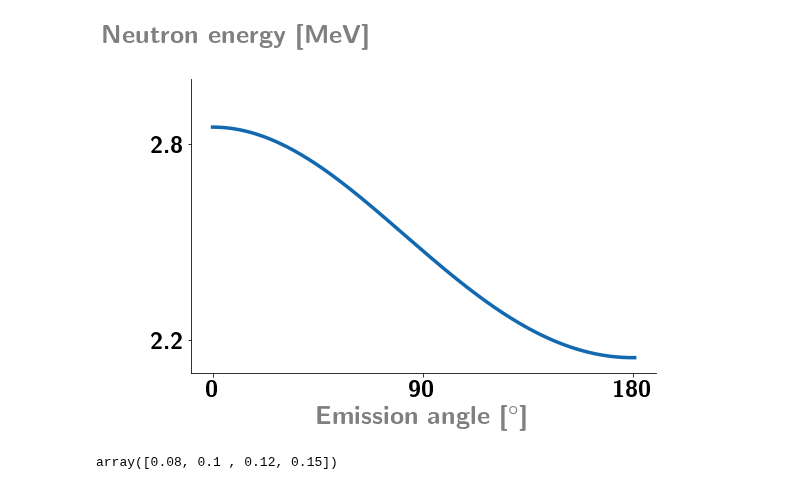
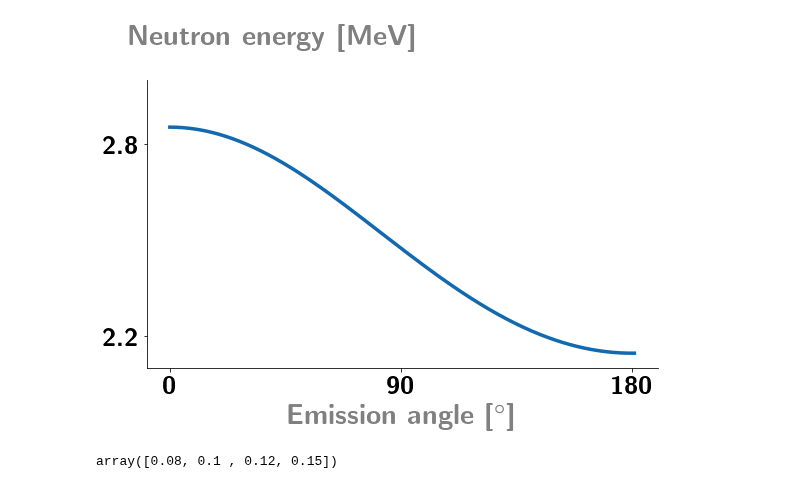
Before and after one commit to kromerh/phd_python, a Jupyter notebook: 19.Defense_plots/neutron_energy_vs_angle.ipynb, the cells around one changed output. Drawn from its saved outputs; the diff is of its cells as text; code cells hidden in the pictures.

Commit message:
plots

```diff
--- a/19.Defense_plots/neutron_energy_vs_angle.ipynb
+++ b/19.Defense_plots/neutron_energy_vs_angle.ipynb
@@ -123,7 +123,7 @@ data['angle'] = (xRad/np.pi) * 180
 # PLOT
 fig, ax1 = plt.subplots(figsize=(8, 6))
 
-fs = 26
+fs = 28
 markersize = 8
 colors = ['darkgreen', 'darkorange', 'darkblue', 'darkred']
 linestyles = ['-', '--', "dotted", (0, (3, 5, 1, 5))]
@@ -133,35 +133,35 @@ color = '#1269b0'
 label = int(energy*1000)
 ax1.plot(data['angle'].values, data[str(energy)].values, linestyle='-', label=label, color=color, linewidth=3.5)
 
 ax1.set_xlabel(r"\textbf{Emission angle [$^{\circ}$]}", color='gray', fontsize=fs)
 
 ax1.tick_params('x', colors='black', labelsize=fs-2)
 ax1.tick_params(axis='y', labelsize=fs-2)
 ax1.set_ylim(2.1,3.0)
 # ax1.set_yticks(np.arange(2.0,3.1,0.2))
 ax1.set_yticks([2.2, 2.8])
 # ax1.set_xlim()
 ax1.set_xticks([0, 90, 180])
 # minor ticks x
 # minor_locator = AutoMinorLocator(2)
 # ax1.xaxis.set_minor_locator(minor_locator)
 # # minor ticks y
 # minor_locator = AutoMinorLocator(2)
 # ax1.yaxis.set_minor_locator(minor_locator)
 # leg1 = plt.legend(loc='upper right', fontsize=fs-6)
 # leg1.set_title(r"\textbf{Deuteron energy [keV]}", prop = {'size': fs-4})
 # ax1.grid(b=True, which='major', linestyle='-')
 # ax1.grid(b=True, which='minor', linestyle='--')
 ax1.set_ylabel(r"\textbf{Neutron energy [MeV]}", color='gray', rotation=0, fontsize=fs)
-ax1.yaxis.set_label_coords(0.1,1.1)
+ax1.yaxis.set_label_coords(0.25,1.1)
 ax1.spines['top'].set_visible(False)
 ax1.spines['right'].set_visible(False)
 plt.tight_layout()
 plt.savefig(f'{outputfolder}/{figname}.pdf')
 plt.savefig(f'{outputfolder}/{figname}.png', dpi=900)
 plt.show()
 # %% [output]
-[figure, old version]
+[figure, new version]
 # %%
 energies
 # %% [output]
```
Also changed, not shown: 1 other file.
